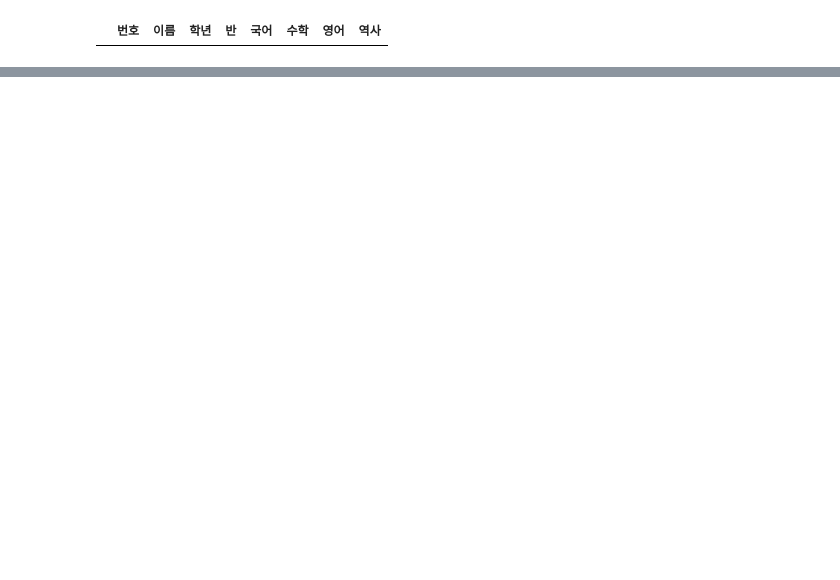
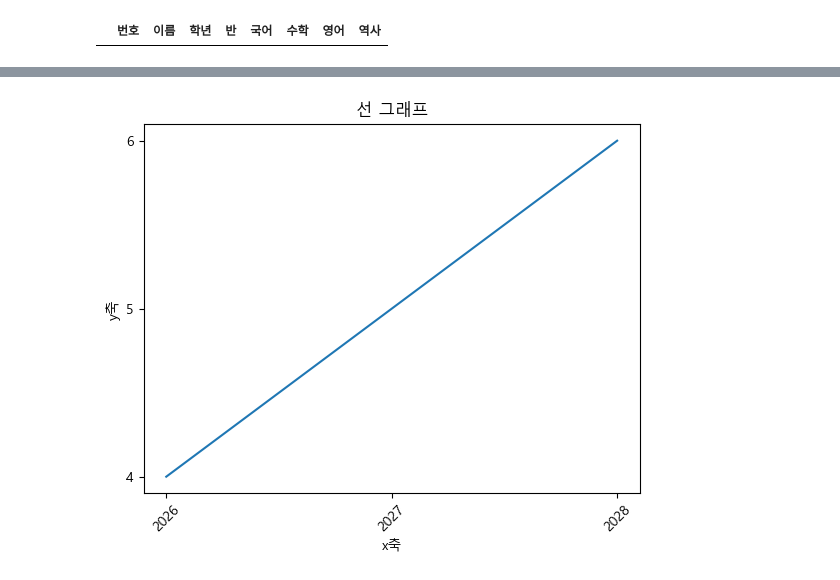
Before and after one commit to jayfromkorea/AICE, a Jupyter notebook: AICE/score_test.ipynb, the cells around one changed output, grey strips where cells are left out. Drawn from its saved outputs; the diff is of its cells as text; code cells hidden in the pictures; blank space fills up the shorter version.

Commit message:
DF and Matplot

```diff
--- a/AICE/score_test.ipynb
+++ b/AICE/score_test.ipynb
@@ -144,0 +376,24 @@ df.sort_values(by='수학', ascending=False).head(3)
+# %%
+# matplotlib로 그래프 그리기 초기화
+import matplotlib.pyplot as plt
+
+# 폰트 설정: 한글 깨짐을 방지하기 위해
+plt.rcParams['font.family'] = 'Malgun Gothic'
+plt.rcParams['axes.unicode_minus'] = False # - 기호 깨짐 방지
+# %%
+x = [1,2,3]
+y = [4,5,6]
+
+plt.plot(x, y)  # 선 그래프 그리기
+plt.title('선 그래프')
+
+plt.xlabel('x축')
+plt.ylabel('y축')
+
+# 각 축의 눈금 값들 설정하기
+plt.xticks(x, labels=['2026', '2027', '2028'], rotation=45) # 글자들이 겹치는 것을 방지하기 위해 rotation을 줌
+plt.yticks(y)
+
+plt.show()
+# %% [output]
+[figure, added]
```
Also changed, not shown: parts of 27 cells of this notebook, 1 other file.
